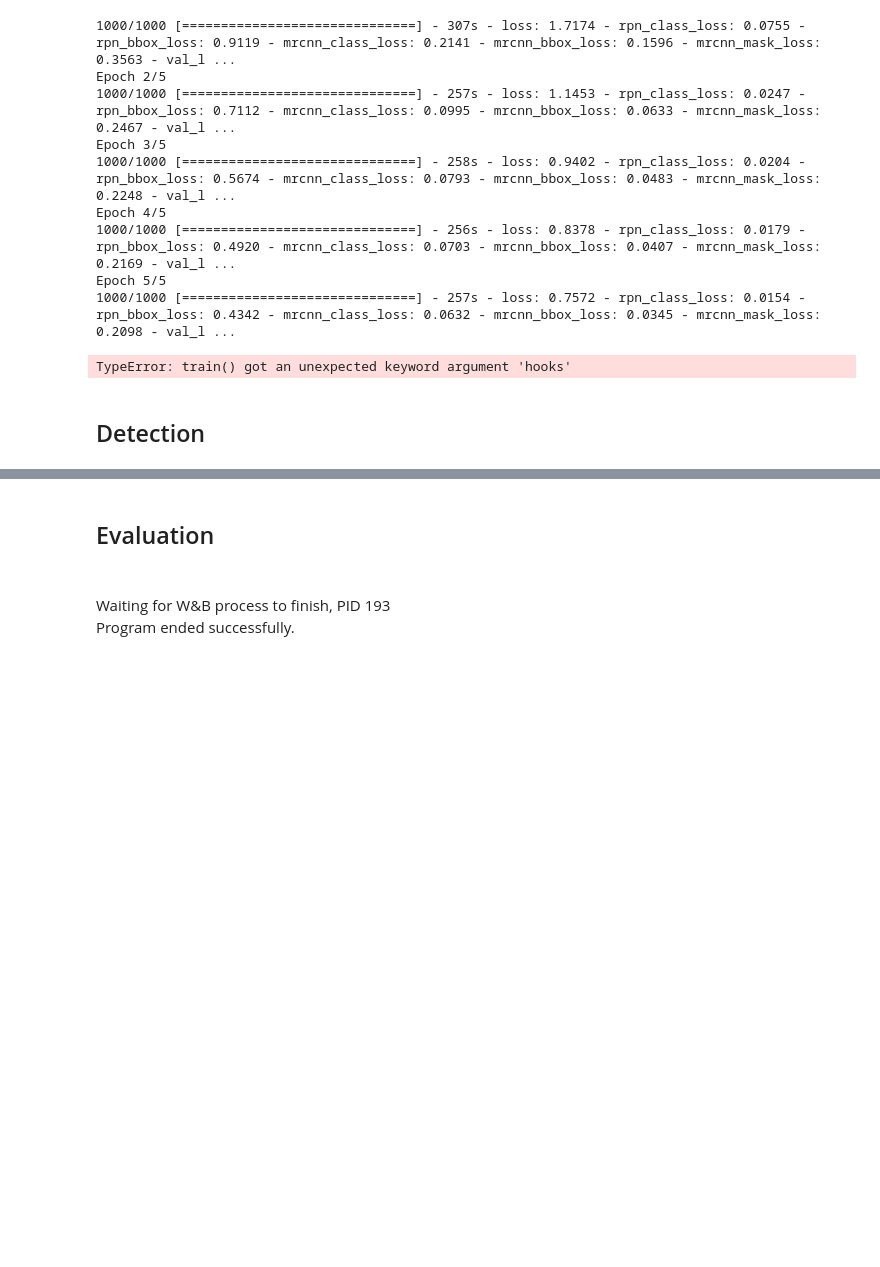
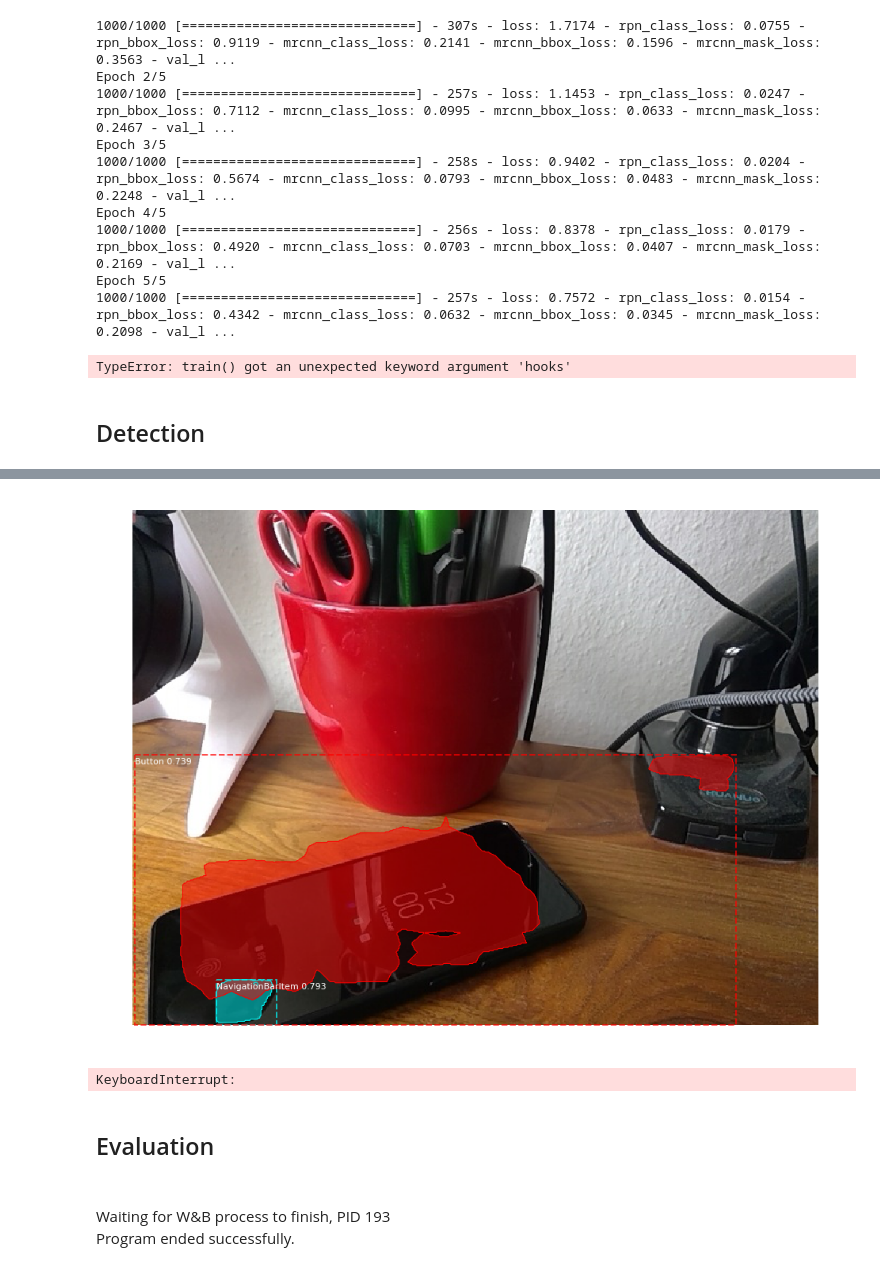
Before and after one commit to bmeyjohann/Mask_RCNN, a Jupyter notebook: samples/shapes/train_ie.ipynb, the cells around one changed output, grey strips where cells are left out. Cells and saved outputs as stored; diff of their text form; code cells hidden in the pictures; blank space fills up the shorter version.

Commit message:
Update output to newest run.

```diff
--- a/samples/shapes/train_ie.ipynb
+++ b/samples/shapes/train_ie.ipynb
@@ -532,3 +543,40 @@ anchors                  shape: (1, 65472, 4)         min:   -0.70849  max:    1
+# %%
+# IP adress of device capturing images.
+CAMERA_HOST = "192.168.1.104"
+# Port on which the server for capturing is listening.
+CAMERA_PORT = 1300
+
+import socket
+import json
+import base64
+from io import BytesIO
+from PIL import Image
+from IPython.display import clear_output
+
+def getImageFromServer():
+        client = socket.socket(socket.AF_INET, socket.SOCK_STREAM)
+
+        client.connect((CAMERA_HOST, CAMERA_PORT))
+        request = {"header": "raw"}
+        client.sendall((json.dumps(request) + "\n").encode())
+        image_base64 = client.makefile().readline()
+        image_bytes = base64.b64decode(image_base64)
+        image_file = BytesIO(image_bytes)
+        image = Image.open(image_file)
+        return image
+
+
+while(True):
+    image = getImageFromServer()
+    image = np.array(image)
+
+    r = model.detect([image], verbose=0)[0]
+    clear_output(wait=True)
+    "Result", visualize.display_instances(image, r['rois'], r['masks'], r['class_ids'],
+                                dataset_val.class_names, r['scores'], figsize=(16, 16))
+# %% [output]
+[figure, added]
+KeyboardInterrupt:
 # %% [markdown]
 ## Evaluation
 # %%
```
Also changed, not shown: parts of 6 cells of this notebook, 1 other file.
